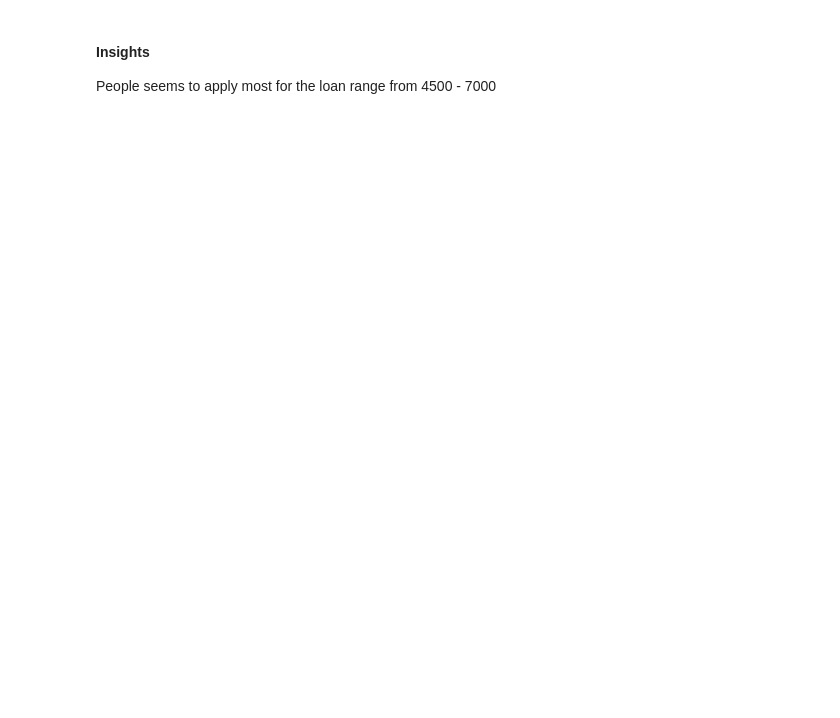
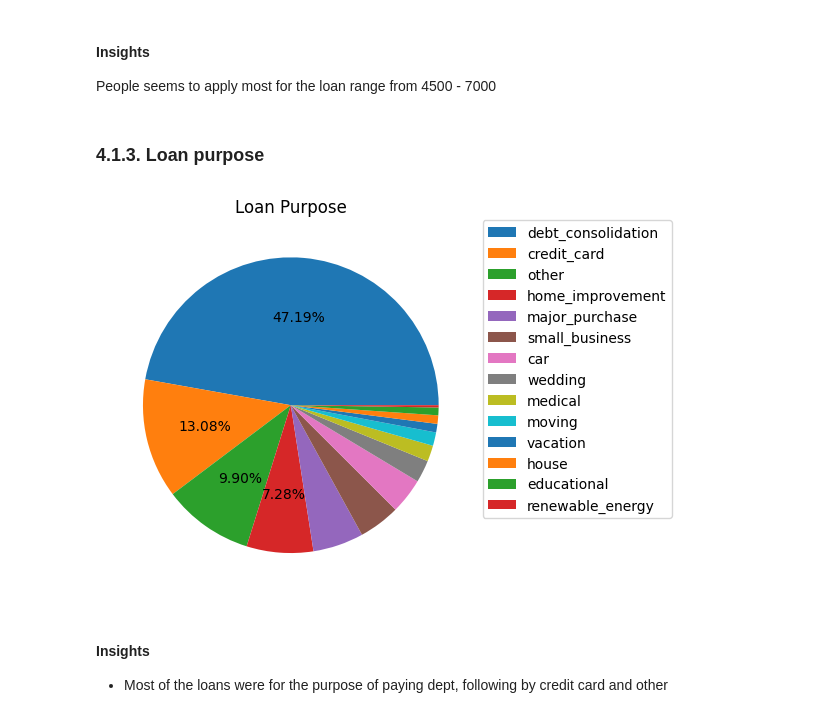
Before and after one commit to phucanthony/LendingClubCaseStudy, a Jupyter notebook: PhucPham_IIIT.ipynb, the cells around one changed output. Saved outputs shown, nothing was run; the diff lists cells and outputs as text; code cells hidden in the pictures; blank space fills up the shorter version.

```diff
--- a/PhucPham_IIIT.ipynb
+++ b/PhucPham_IIIT.ipynb
@@ -322,3 +328,21 @@ plt.show()
 # %% [markdown]
 #### Insights
 People seems to apply most for the loan range from 4500 - 7000
+# %% [markdown]
+### 4.1.3. Loan purpose
+# %%
+chart = df.purpose.value_counts().plot(
+    kind='pie',
+    title='Loan Purpose',
+    autopct=lambda pct: '%.2f' % pct + '%' if pct > 6 else '',
+    legend=True,
+    ylabel='',
+    labeldistance=None
+)
+chart.legend(bbox_to_anchor=(1, 1.02), loc='upper left')
+plt.show()
+# %% [output]
+[figure, added]
+# %% [markdown]
+#### Insights
+- Most of the loans were for the purpose of paying dept, following by credit card and other
```
Also changed, not shown: parts of 64 cells of this notebook.
